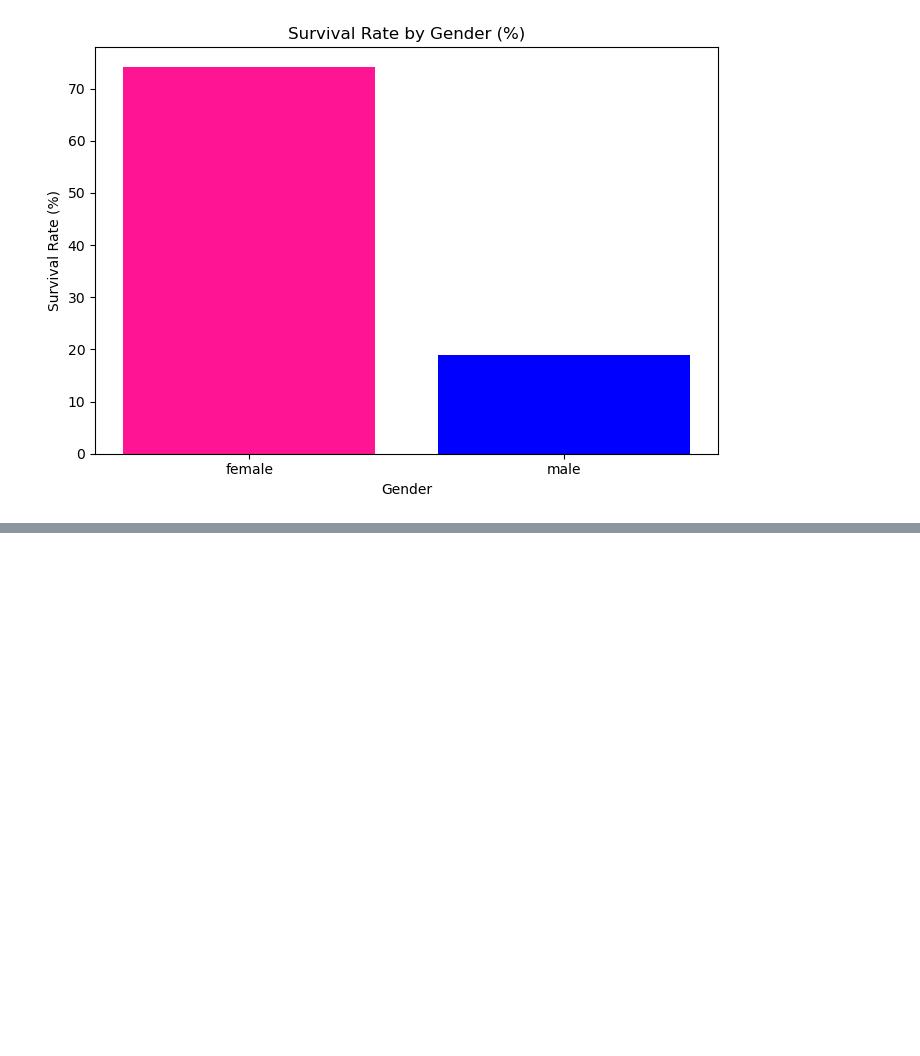
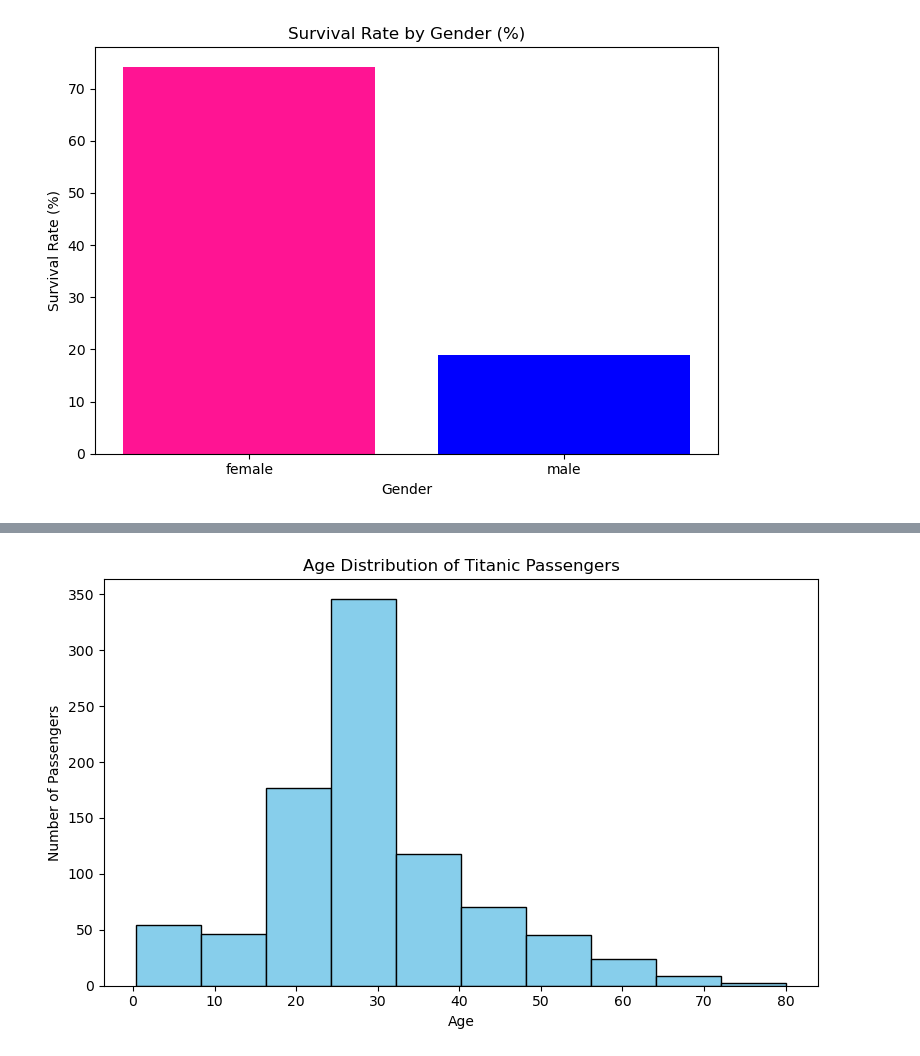
Before and after one commit to Shreshtha-ai/Titanic_SurvivalPrediction, a Jupyter notebook: analysis.ipynb, the cells around one changed output, grey strips where cells are left out. Saved outputs shown, nothing was run; the diff lists cells and outputs as text; code cells hidden in the pictures; blank space fills up the shorter version.

```diff
--- a/analysis.ipynb
+++ b/analysis.ipynb
@@ -193,0 +209,15 @@ plt.show()
+# %%
+#GRAPH 5: Histogram - Age Distribution
+plt.figure(figsize=(8, 5))
+plt.hist(df['Age'],       # Data to plot
+         bins=10,         # Number of bars in histogram
+         color='skyblue',
+         edgecolor='black')
+plt.title('Age Distribution of Titanic Passengers')
+plt.xlabel('Age')
+plt.ylabel('Number of Passengers')
+plt.tight_layout()
+plt.savefig('graph5_age_distribution.png')
+plt.show()
+# %% [output]
+[figure, added]
```
Also changed, not shown: parts of 1 cell of this notebook.
